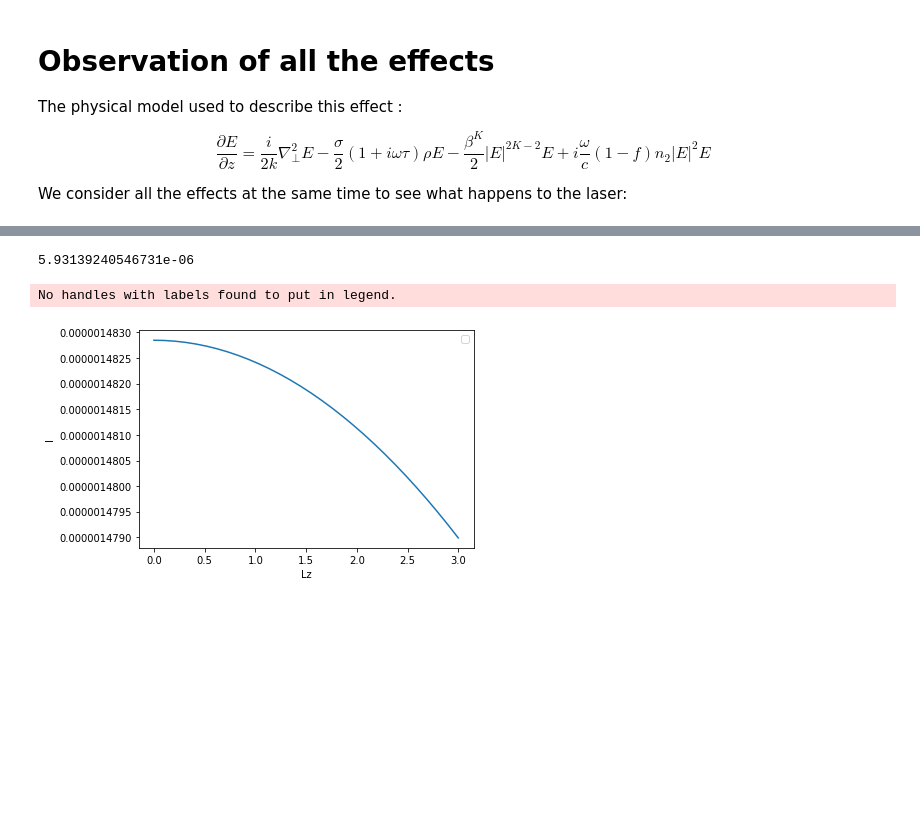
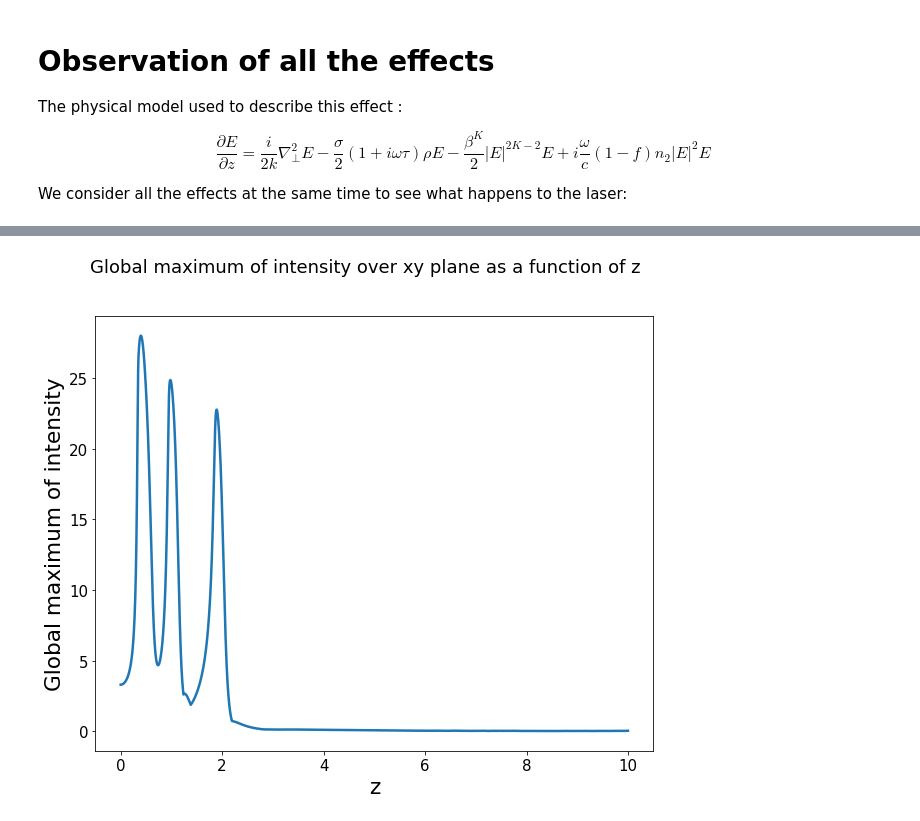
Before and after one commit to kimhong-chao/Project-PHY571, a Jupyter notebook: analysis/analyze_total.ipynb, the cells around one changed output, grey strips where cells are left out. Drawn from its saved outputs; the diff is of its cells as text; code cells hidden in the pictures; blank space fills up the shorter version.

```diff
--- a/analysis/analyze_total.ipynb
+++ b/analysis/analyze_total.ipynb
@@ -35,6 +34,7 @@ nb_pics = int((inten_num.shape[0]*inten_num.shape[1])/(2*N)**2)
 inten_num = inten_num.reshape((nb_pics, 2*N, 2*N))
 
 energy = np.loadtxt("../results/energy_total.txt")
+inten_max = np.loadtxt("../results/inten_max_total.txt")
 # %%
 print('Information about the experiment:')
 print('Initial condition: ')
@@ -64,27 +64,19 @@ Number of point z:  9000
-# %%
-print(np.sum(inten_num[0]))
-# %% [output]
-5.93139240546731e-06
 # %%
 #Energy maximum of laser along z
-list_e = []
-num_point = inten_num.shape[0]
-for i in range(num_point):
-    list_e.append(np.max(inten_num[i]))
-screen = np.linspace(0, Lz, inten_num.shape[0])
-list_e = np.asarray(list_e)
+screen = np.linspace(0, Lz, 30000)
 
-Pcr_const = np.zeros(Nz) + Pcr
+Pcr_const = np.zeros(Nz)
 fig, ax = plt.subplots()
-ax.plot(screen, list_e)
+ax.plot(screen, inten_max)
 #ax.plot(screen, Pcr_const)
-ax.set_xlabel('Lz')
-ax.set_ylabel('I')
+ax.set_xlabel('z')
+ax.set_ylabel('Global maximum of intensity')
 ax.legend()
 #plt.xlim(0.007, 0.009)
+plt.suptitle('Global maximum of intensity over xy plane as a function of z')
+plt.savefig("../figures/global_max_total.png")
 fig.show()
 # %% [output]
-No handles with labels found to put in legend.
-[figure, old version]
+[figure, new version]
 # %%
 #Total energy of laser along z
```
Also changed, not shown: parts of 7 cells of this notebook, 1 other file.
